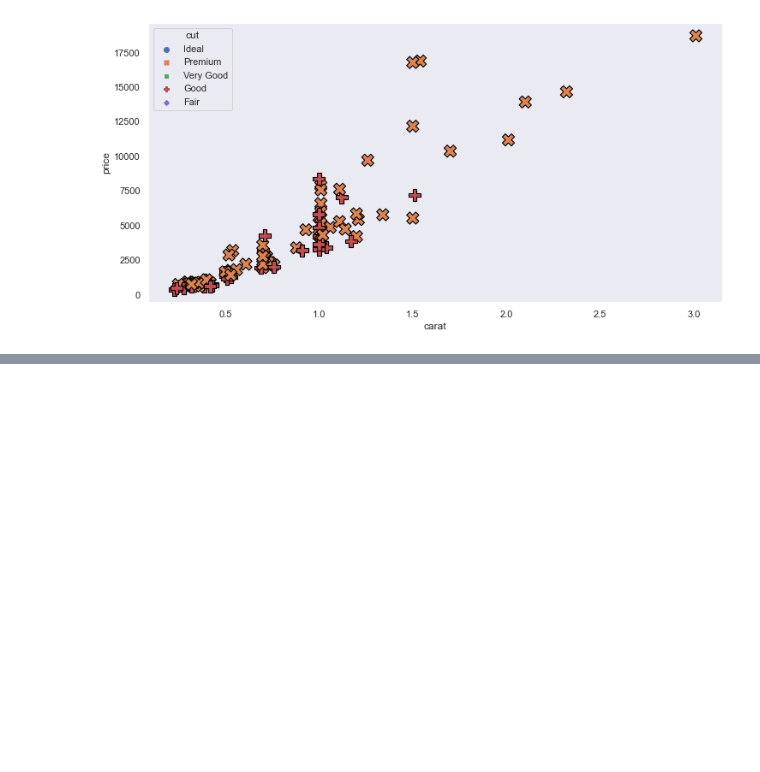
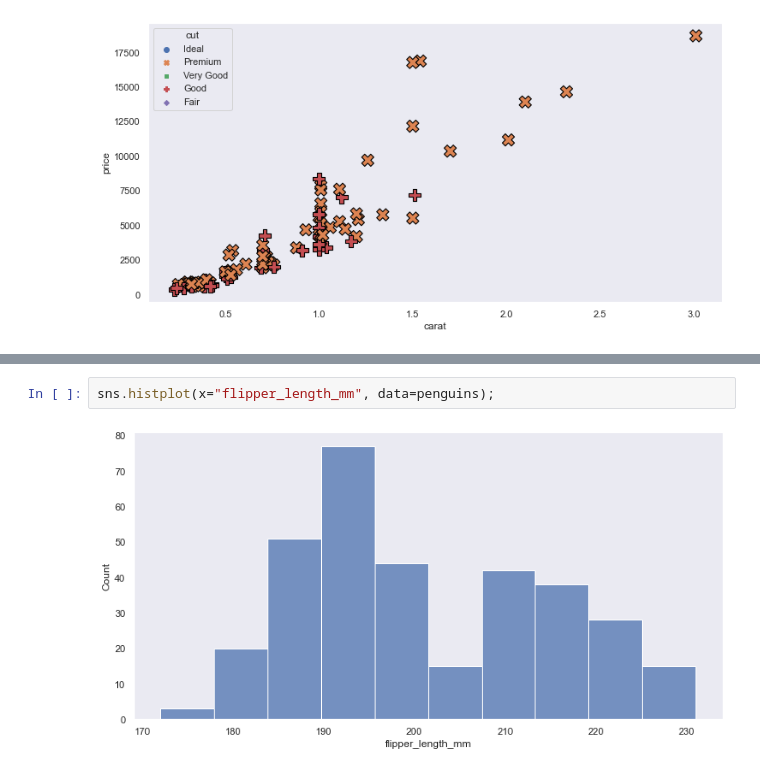
Before and after one commit to Yusuf5001/DVwPy, a Jupyter notebook: Seaborn-1.ipynb, the cells around one changed output, grey strips where cells are left out. Cells and saved outputs as stored; diff of their text form; blank space fills up the shorter version.

```diff
--- a/Seaborn-1.ipynb
+++ b/Seaborn-1.ipynb
@@ -221,0 +243,4 @@ sns.scatterplot(x="carat", y="price",
+# %%
+sns.histplot(x="flipper_length_mm", data=penguins);
+# %% [output]
+[figure, added]
```
Also changed, not shown: parts of 29 cells of this notebook, 1 other file.
